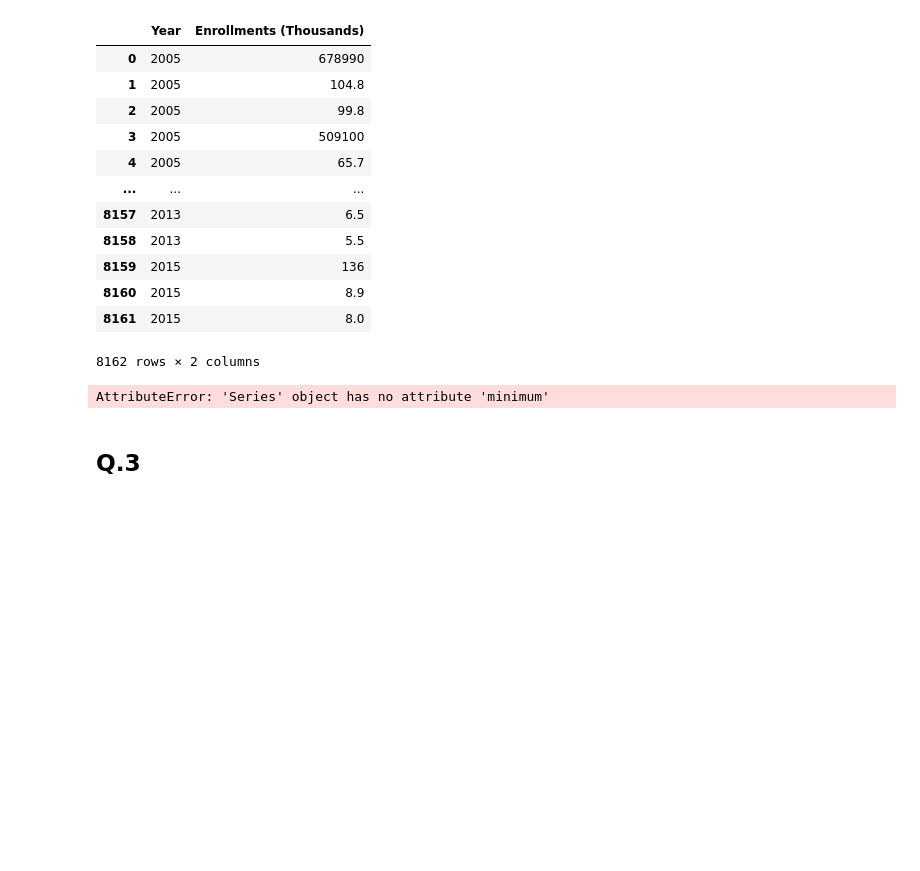
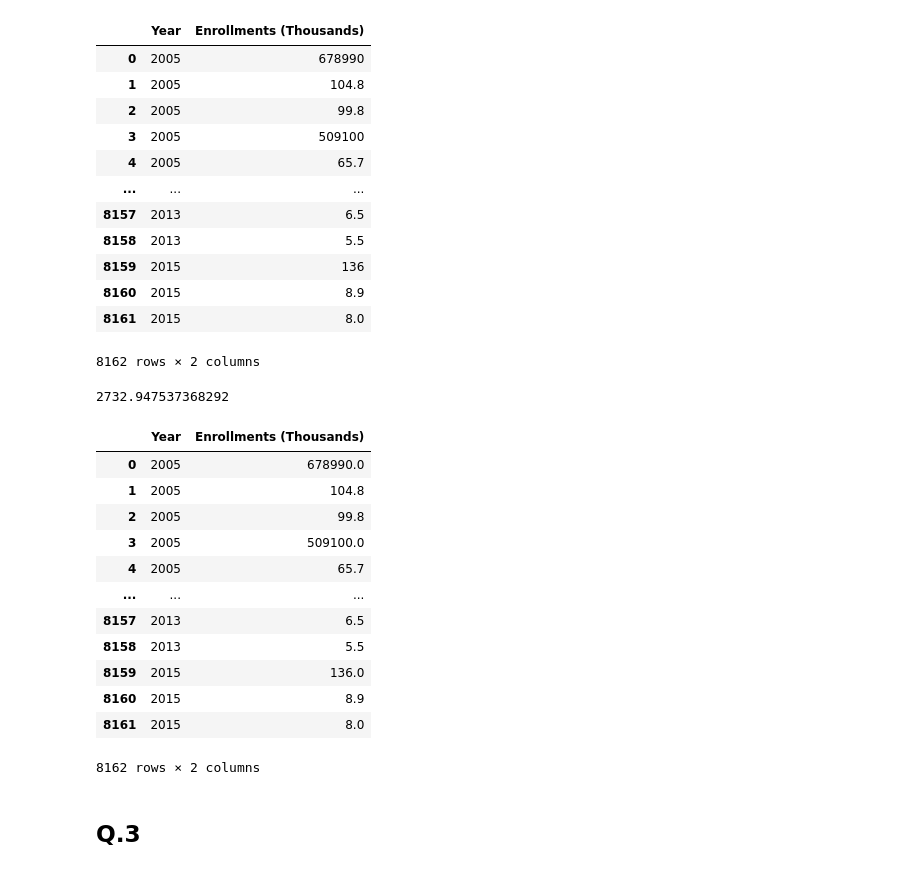
Before and after one commit to RealDogDad/exoplanetary-extrapolation, a Jupyter notebook: assignments/midterm.ipynb, the cells around one changed output. Cells and saved outputs as stored; diff of their text form; code cells hidden in the pictures; blank space fills up the shorter version.

```diff
--- a/assignments/midterm.ipynb
+++ b/assignments/midterm.ipynb
@@ -208,10 +208,35 @@ yearly_enrollments
 8162 rows × 2 columns
 # %%
 # (f)  Between “Year” = 2003 and “Year” = 2016, insert the missing years to the series. Fill the missing values of primary students’ enrollment with the average of the enrollment values.
-
-print(df2['Year'].max() - df2['Year'].minimum())
+yearly_enrollments['Enrollments (Thousands)'] = pd.to_numeric(yearly_enrollments['Enrollments (Thousands)'], errors='coerce')
+avg = yearly_enrollments['Enrollments (Thousands)'].mean()
+print(avg)
+years_present = yearly_enrollments["Year"]
+years_between = pd.Series(range(2003,2016))
+index = 0
+for yrs in years_between:
+    if yrs in years_present:
+        index+=1
+        continue
+    else:
+        yearly_enrollments.insert(index,yrs)
+        index+=1
+display(yearly_enrollments)
 # %% [output]
-AttributeError: 'Series' object has no attribute 'minimum'
+2732.947537368292
+|  | Year | Enrollments (Thousands) |
+| 0 | 2005 | 678990.0 |
+| 1 | 2005 | 104.8 |
+| 2 | 2005 | 99.8 |
+| 3 | 2005 | 509100.0 |
+| 4 | 2005 | 65.7 |
+| ... | ... | ... |
+| 8157 | 2013 | 6.5 |
+| 8158 | 2013 | 5.5 |
+| 8159 | 2015 | 136.0 |
+| 8160 | 2015 | 8.9 |
+| 8161 | 2015 | 8.0 |
+8162 rows × 2 columns
 # %% [markdown]
 ## Q.3
 # %%
```
